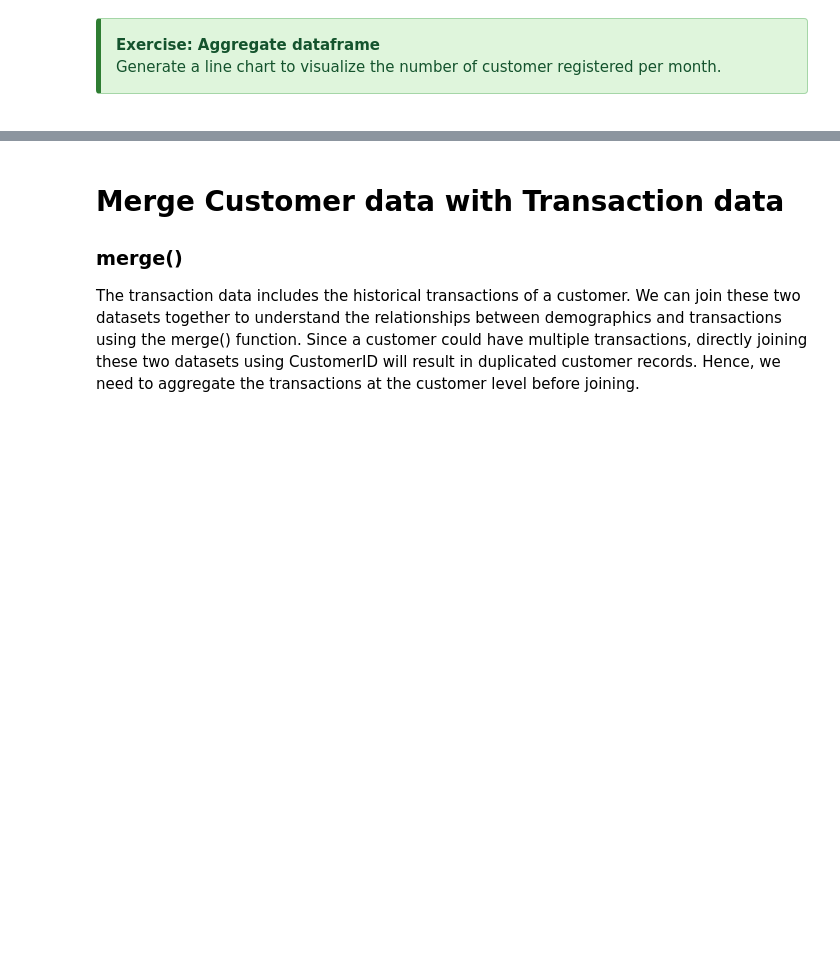
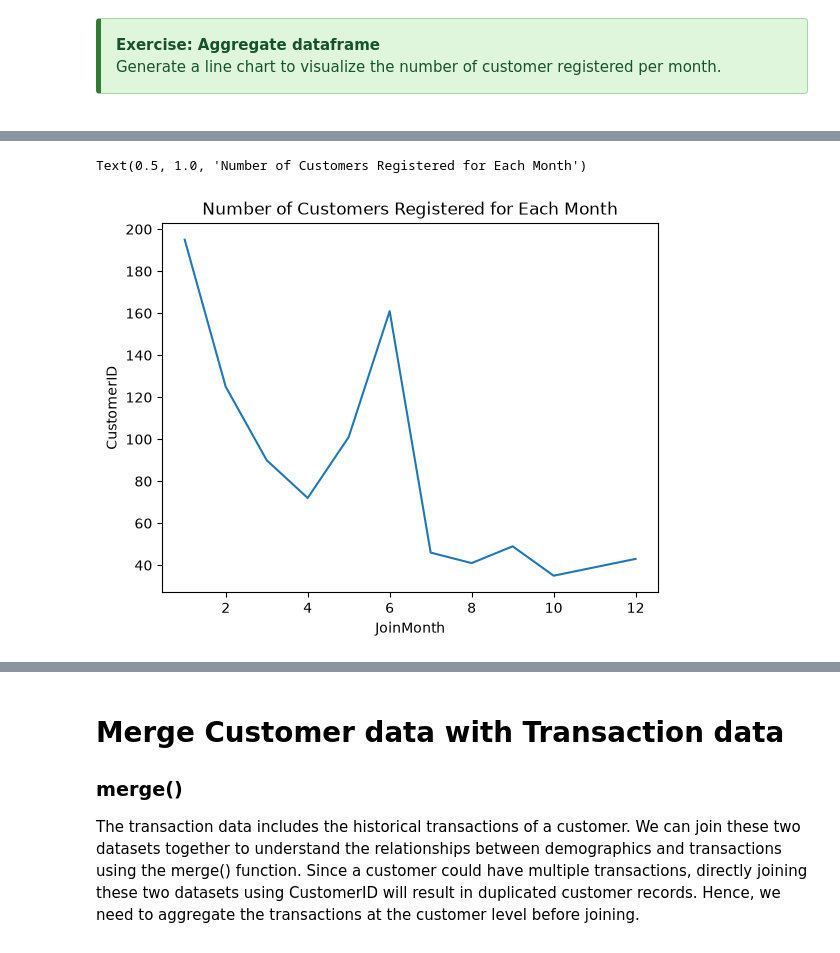
Before and after one commit to junseo25/comm4259-work, a Jupyter notebook: lab_05_06/Lab_05_06-Data_Preparation.ipynb, the cells around one changed output, grey strips where cells are left out. Saved outputs shown, nothing was run; the diff lists cells and outputs as text; code cells hidden in the pictures; blank space fills up the shorter version.

```diff
--- a/lab_05_06/Lab_05_06-Data_Preparation.ipynb
+++ b/lab_05_06/Lab_05_06-Data_Preparation.ipynb
@@ -647,4 +651,6 @@ Text(0.5, 1.0, 'Number of Customers Registered for Each Hour')
     Generate a line chart to visualize the number of customer registered per month.
 </div>
 # %%
-# write your answer here
+month_count = customer.groupby('JoinMonth').CustomerID.count().reset_index()
+print(month_count.sort_values("CustomerID", ascending=False).head(1))
+month_count
@@ -650,0 +673,6 @@ Text(0.5, 1.0, 'Number of Customers Registered for Each Hour')
+# %%
+sns.lineplot(x="JoinMonth", y="CustomerID", data=month_count).set_title(
+    "Number of Customers Registered for Each Month")
+# %% [output]
+Text(0.5, 1.0, 'Number of Customers Registered for Each Month')
+[figure, added]
```
Also changed, not shown: parts of 29 cells of this notebook, 6 other files.
